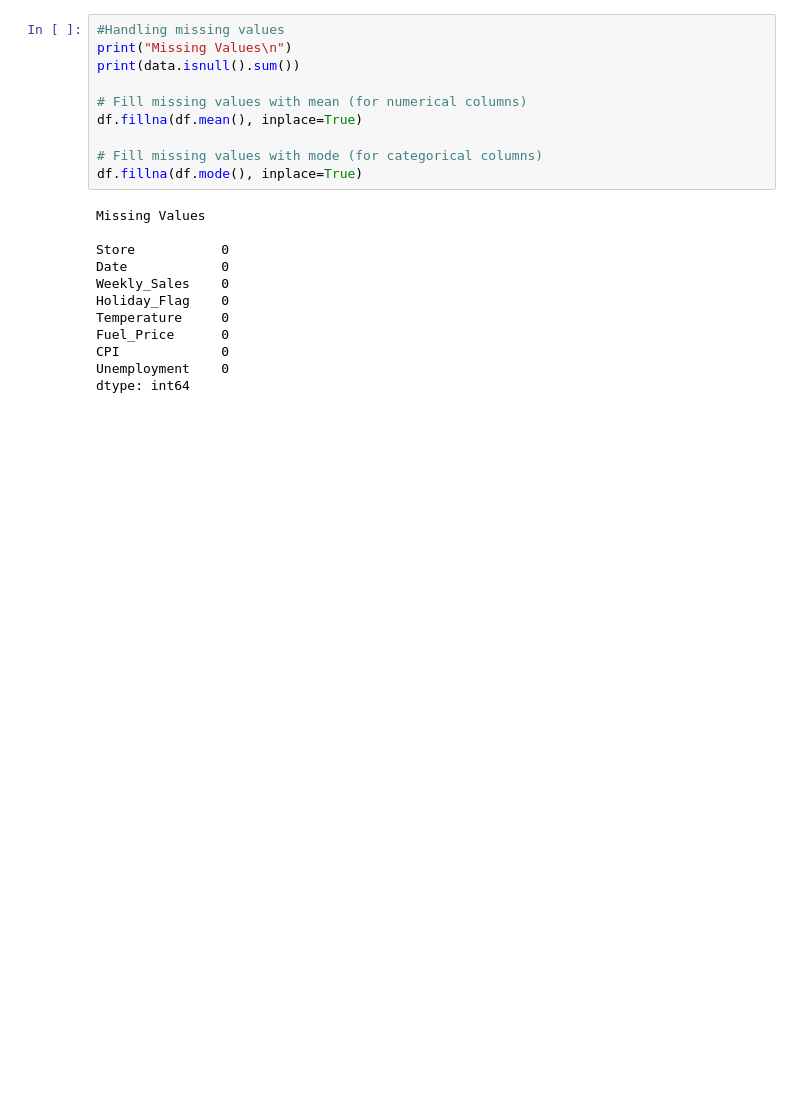
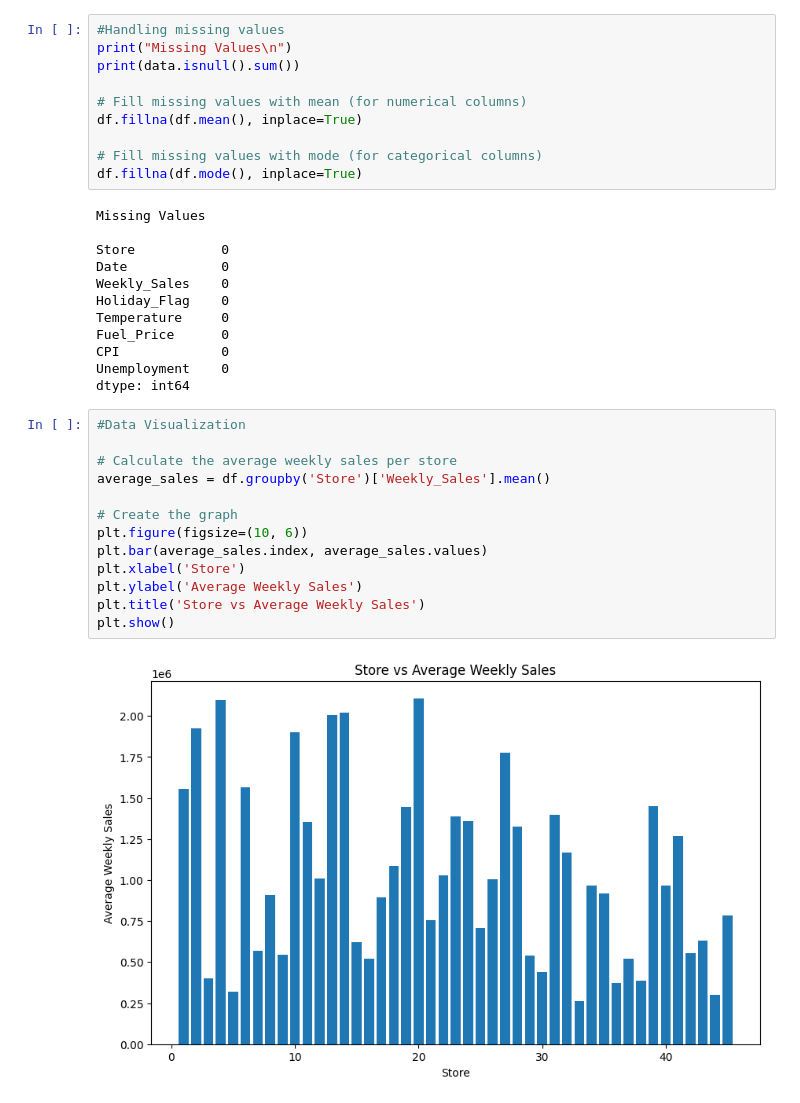
Before and after one commit to adityas-2990/Knowledge-Representation-and-Insight-Generation, a Jupyter notebook: analysis.ipynb, the cells around one changed output. Drawn from its saved outputs; the diff is of its cells as text; blank space fills up the shorter version.

```diff
--- a/analysis.ipynb
+++ b/analysis.ipynb
@@ -69,3 +69,18 @@ Fuel_Price      0
 CPI             0
 Unemployment    0
 dtype: int64
+# %%
+#Data Visualization
+
+# Calculate the average weekly sales per store
+average_sales = df.groupby('Store')['Weekly_Sales'].mean()
+
+# Create the graph
+plt.figure(figsize=(10, 6))
+plt.bar(average_sales.index, average_sales.values)
+plt.xlabel('Store')
+plt.ylabel('Average Weekly Sales')
+plt.title('Store vs Average Weekly Sales')
+plt.show()
+# %% [output]
+[figure, added]
```
Also changed, not shown: parts of 2 cells of this notebook.
